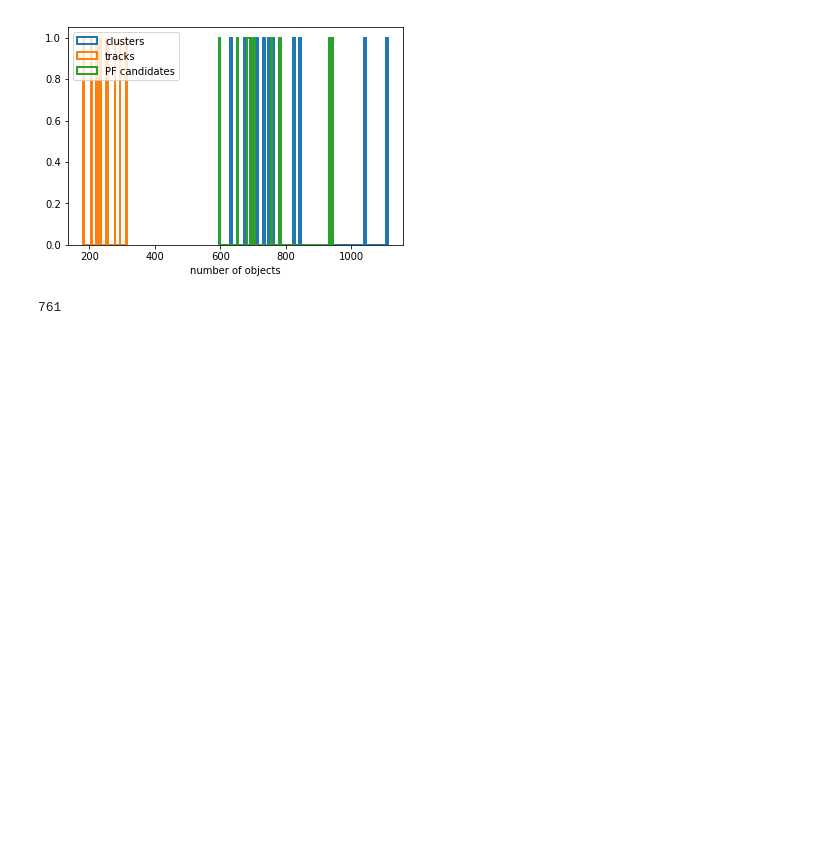
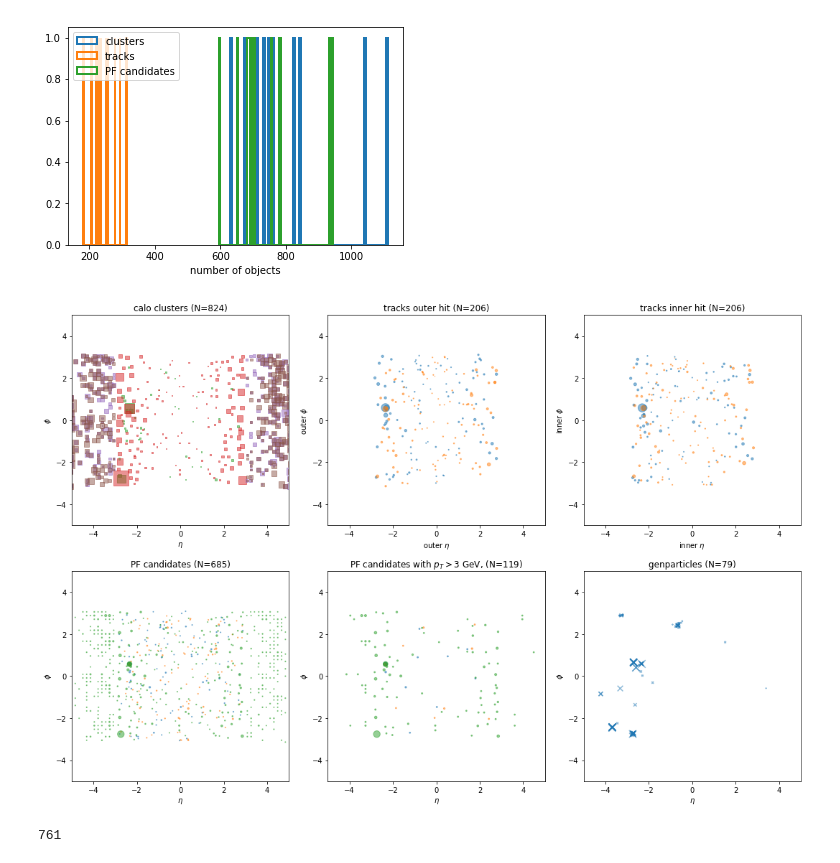
Before and after one commit to jpata/cmsanalysis, a Jupyter notebook: notebooks/particleflow.ipynb, the cells around one changed output. Saved outputs shown, nothing was run; the diff lists cells and outputs as text; code cells hidden in the pictures; blank space fills up the shorter version.

```diff
--- a/notebooks/particleflow.ipynb
+++ b/notebooks/particleflow.ipynb
@@ -278,6 +44,104 @@ plt.xlabel("number of objects")
 # %% [output]
 Text(0.5,0,'number of objects')
 [figure]
+# %%
+#Event number to plot
+i = 2
+
+c_eta = data["clusters_eta"]
+c_phi = data["clusters_phi"]
+c_en = data["clusters_energy"]
+c_type = data["clusters_type"]
+
+t_o_eta = data["tracks_outer_eta"]
+t_o_phi = data["tracks_outer_phi"]
+t_i_eta = data["tracks_inner_eta"]
+t_i_phi = data["tracks_inner_phi"]
+t_q = np.sign(data["tracks_qoverp"])
+t_en = 1.0/np.abs(data["tracks_qoverp"])
+
+pfcand_ptcut = 3
+cand_eta = data["pfcands_eta"]
+cand_phi = data["pfcands_phi"]
+cand_en = data["pfcands_pt"]
+cand_charge = data["pfcands_charge"]
+
+g_eta = data["genparticles_eta"]
+g_phi = data["genparticles_phi"]
+g_en = data["genparticles_pt"]
+
+plt.figure(figsize=(15,10))
+
+ax = plt.subplot(2,3,1)
+for ct in [2,3,4,5,8,9,11]:
+    cluster_type_sel = c_type[i]==ct
+    plt.scatter(
+        c_eta[i][cluster_type_sel],
+        c_phi[i][cluster_type_sel],
+        s=c_en[i][cluster_type_sel],
+        marker="s", alpha=0.5, label="{0}".format(ct))
+plt.xlabel("$\eta$")
+plt.ylabel("$\phi$")
+plt.title("calo clusters (N={0})".format(len(c_eta[i])))
+plt.xlim(-5,5)
+plt.ylim(-5,5)
+#plt.legend(loc="best", ncol=2)
+
+ax = plt.subplot(2,3,2)
+for track_charge in [-1, 1]:
+    track_charge_sel = t_q[i] == track_charge
+    plt.scatter(t_o_eta[i][track_charge_sel], t_o_phi[i][track_charge_sel], s=t_en[i][track_charge_sel], marker="o", alpha=0.5)
+plt.xlabel("outer $\eta$")
+plt.ylabel("outer $\phi$")
+plt.title("tracks outer hit (N={0})".format(len(t_o_eta[i])))
+plt.xlim(-5,5)
+plt.ylim(-5,5)
+
+ax = plt.subplot(2,3,3)
+for track_charge in [-1, 1]:
+    track_charge_sel = t_q[i] == track_charge
+    plt.scatter(t_i_eta[i][track_charge_sel], t_i_phi[i][track_charge_sel], s=t_en[i][track_charge_sel], marker="o", alpha=0.5)
+plt.xlabel("inner $\eta$")
+plt.ylabel("inner $\phi$")
+plt.title("tracks inner hit (N={0})".format(len(t_o_eta[i])))
+plt.xlim(-5,5)
+plt.ylim(-5,5)
+
+ax = plt.subplot(2,3,4)
+for _cand_charge in [-1, 1, 0]:
+    cand_charge_sel = cand_charge[i] == _cand_charge
+    plt.scatter(cand_eta[i][cand_charge_sel], cand_phi[i][cand_charge_sel], s=cand_en[i][cand_charge_sel], marker="o", alpha=0.5)
+plt.xlabel("$\eta$")
+plt.ylabel("$\phi$")
+plt.title("PF candidates (N={0})".format(len(cand_eta[i])))
+plt.xlim(-5,5)
+plt.ylim(-5,5)
+
+ax = plt.subplot(2,3,5)
+cand_pt_sel = (cand_en[i] > pfcand_ptcut)
+for _cand_charge in [-1, 1, 0]:
+    cand_charge_sel = (cand_charge[i] == _cand_charge) & (cand_pt_sel)
+    plt.scatter(
+        cand_eta[i][cand_charge_sel],
+        cand_phi[i][cand_charge_sel],
+        s=cand_en[i][cand_charge_sel], marker="o", alpha=0.5)
+plt.xlabel("$\eta$")
+plt.ylabel("$\phi$")
+plt.title("PF candidates with $p_T > {0}$ GeV, (N={1})".format(pfcand_ptcut, len(cand_eta[i][cand_pt_sel])))
+plt.xlim(-5,5)
+plt.ylim(-5,5)
+
+ax = plt.subplot(2,3,6)
+plt.scatter(g_eta[i], g_phi[i], s=g_en[i], marker="x", alpha=0.5)
+plt.xlabel("$\eta$")
+plt.ylabel("$\phi$")
+plt.title("genparticles (N={0})".format(len(g_eta[i])))
+
+plt.xlim(-5,5)
+plt.ylim(-5,5)
+plt.tight_layout()
+# %% [output]
+[figure, added]
 # %%
 from collections import Counter
 # %%
```
Also changed, not shown: parts of 32 cells of this notebook.
